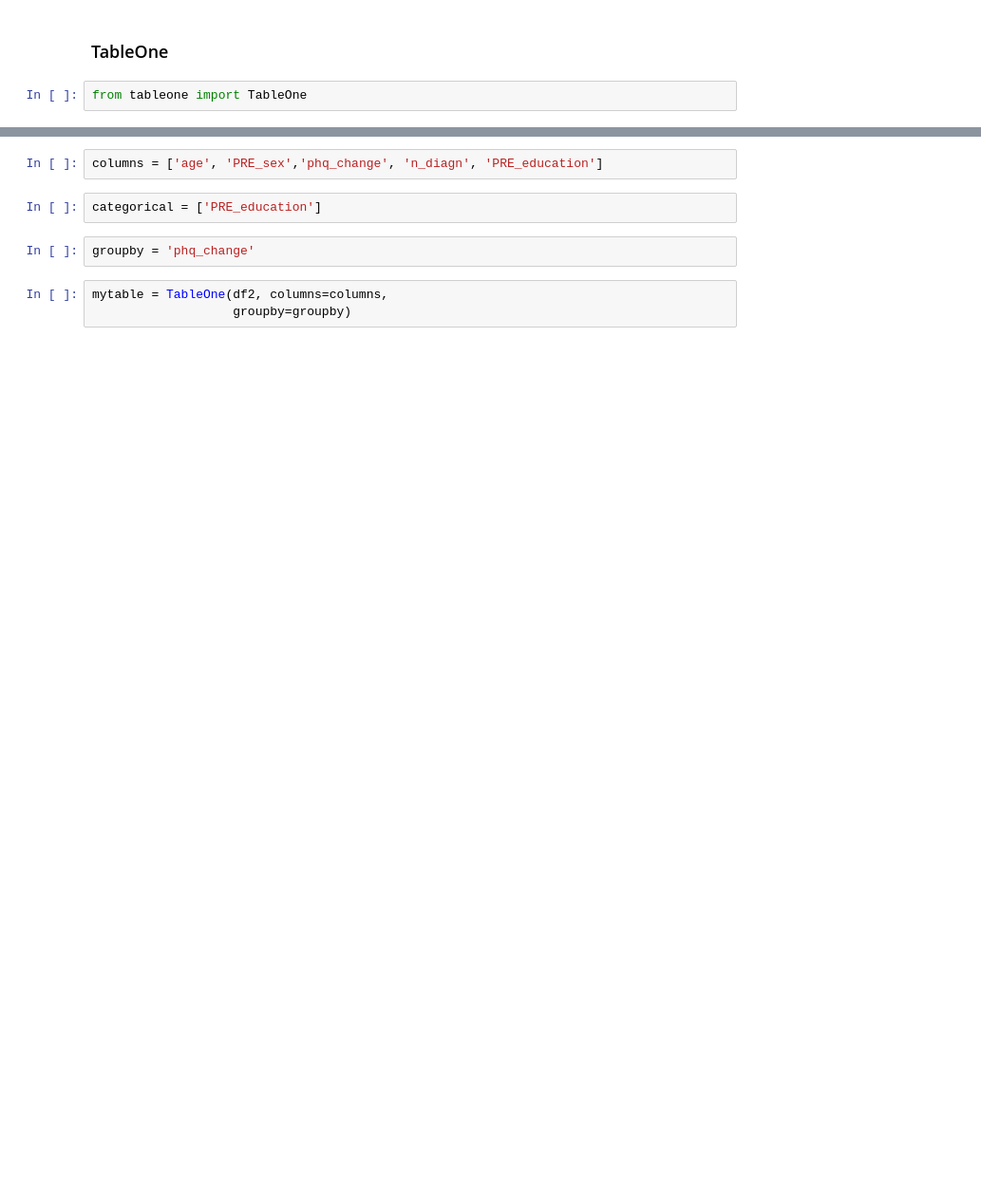
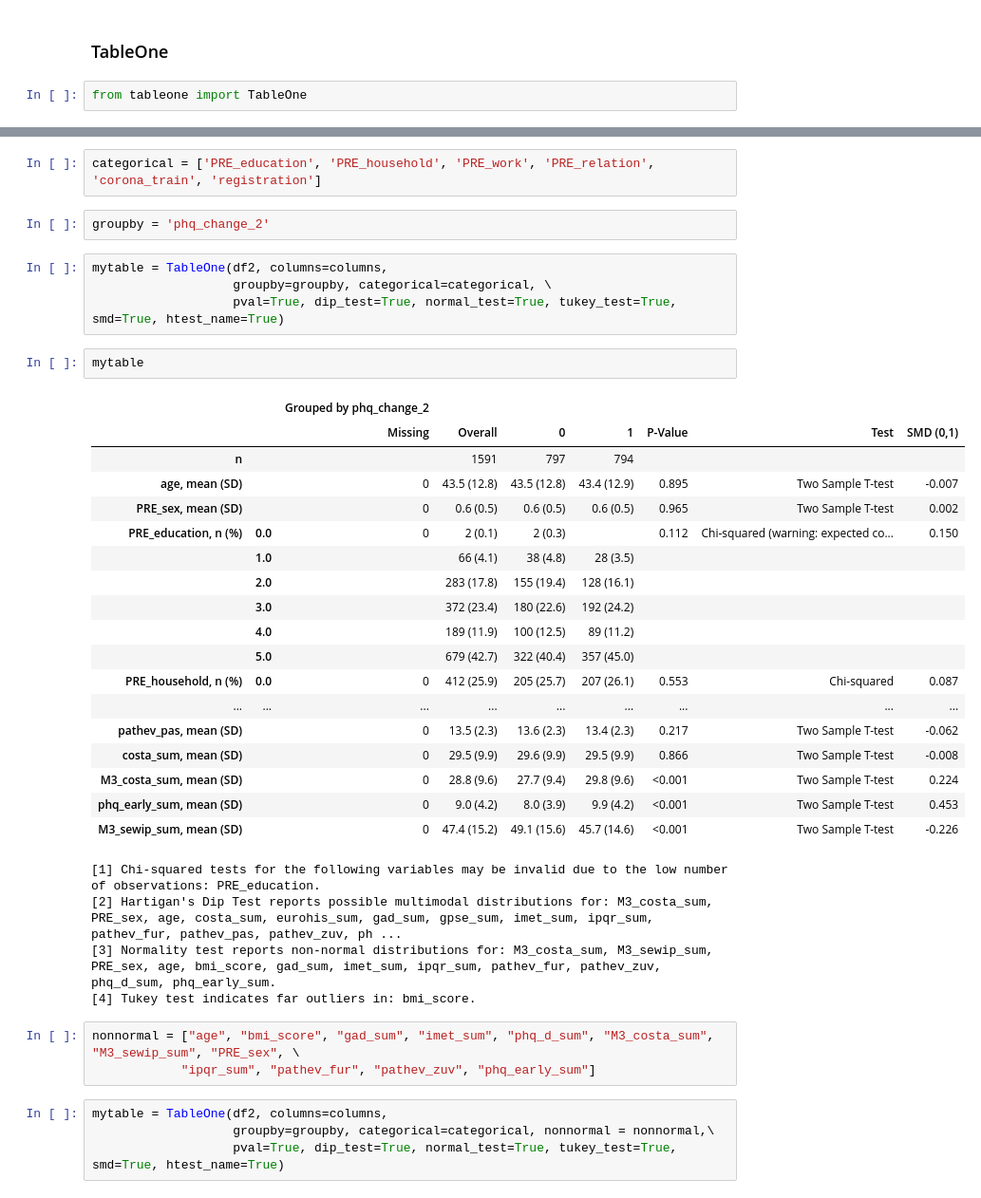
Before and after one commit to leona-ha/Psychotherapy-Outcomes, a Jupyter notebook: notebooks/Earlychange_PHQ_Outcome.ipynb, the cells around one changed output, grey strips where cells are left out. Shown: that part at 95% size. Drawn from its saved outputs; the diff is of its cells as text; blank space fills up the shorter version.

```diff
--- a/notebooks/Earlychange_PHQ_Outcome.ipynb
+++ b/notebooks/Earlychange_PHQ_Outcome.ipynb
@@ -541,9 +549,40 @@ columns = ['age', 'PRE_sex', 'n_diagn', 'bmi_score', 'phq_change', 'PRE_bdi_sum'
-# %%
-columns = ['age', 'PRE_sex','phq_change', 'n_diagn', 'PRE_education']
-# %%
-categorical = ['PRE_education']
+# %%
+categorical = ['PRE_education', 'PRE_household', 'PRE_work', 'PRE_relation', 'corona_train', 'registration']
 # %%
-groupby = 'phq_change'
+groupby = 'phq_change_2'
 # %%
 mytable = TableOne(df2, columns=columns,
-                   groupby=groupby)
+                   groupby=groupby, categorical=categorical, \
+                   pval=True, dip_test=True, normal_test=True, tukey_test=True, smd=True, htest_name=True)
+# %%
+mytable
+# %% [output]
+|  |  | Grouped by phq_change_2 |  |  |  |  |  |  |
+|  |  | Missing | Overall | 0 | 1 | P-Value | Test | SMD (0,1) |
+| n |  |  | 1591 | 797 | 794 |  |  |  |
+| age, mean (SD) |  | 0 | 43.5 (12.8) | 43.5 (12.8) | 43.4 (12.9) | 0.895 | Two Sample T-test | -0.007 |
+| PRE_sex, mean (SD) |  | 0 | 0.6 (0.5) | 0.6 (0.5) | 0.6 (0.5) | 0.965 | Two Sample T-test | 0.002 |
+| PRE_education, n (%) | 0.0 | 0 | 2 (0.1) | 2 (0.3) |  | 0.112 | Chi-squared (warning: expected co... | 0.150 |
+|  | 1.0 |  | 66 (4.1) | 38 (4.8) | 28 (3.5) |  |  |  |
+|  | 2.0 |  | 283 (17.8) | 155 (19.4) | 128 (16.1) |  |  |  |
+|  | 3.0 |  | 372 (23.4) | 180 (22.6) | 192 (24.2) |  |  |  |
+|  | 4.0 |  | 189 (11.9) | 100 (12.5) | 89 (11.2) |  |  |  |
+|  | 5.0 |  | 679 (42.7) | 322 (40.4) | 357 (45.0) |  |  |  |
+| PRE_household, n (%) | 0.0 | 0 | 412 (25.9) | 205 (25.7) | 207 (26.1) | 0.553 | Chi-squared | 0.087 |
+| ... | ... | ... | ... | ... | ... | ... | ... | ... |
+| pathev_pas, mean (SD) |  | 0 | 13.5 (2.3) | 13.6 (2.3) | 13.4 (2.3) | 0.217 | Two Sample T-test | -0.062 |
+| costa_sum, mean (SD) |  | 0 | 29.5 (9.9) | 29.6 (9.9) | 29.5 (9.9) | 0.866 | Two Sample T-test | -0.008 |
+| M3_costa_sum, mean (SD) |  | 0 | 28.8 (9.6) | 27.7 (9.4) | 29.8 (9.6) | <0.001 | Two Sample T-test | 0.224 |
+| phq_early_sum, mean (SD) |  | 0 | 9.0 (4.2) | 8.0 (3.9) | 9.9 (4.2) | <0.001 | Two Sample T-test | 0.453 |
+| M3_sewip_sum, mean (SD) |  | 0 | 47.4 (15.2) | 49.1 (15.6) | 45.7 (14.6) | <0.001 | Two Sample T-test | -0.226 |
+[1] Chi-squared tests for the following variables may be invalid due to the low number of observations: PRE_education.
+[2] Hartigan's Dip Test reports possible multimodal distributions for: M3_costa_sum, PRE_sex, age, costa_sum, eurohis_sum, gad_sum, gpse_sum, imet_sum, ipqr_sum, pathev_fur, pathev_pas, pathev_zuv, ph ...
+[3] Normality test reports non-normal distributions for: M3_costa_sum, M3_sewip_sum, PRE_sex, age, bmi_score, gad_sum, imet_sum, ipqr_sum, pathev_fur, pathev_zuv, phq_d_sum, phq_early_sum.
+[4] Tukey test indicates far outliers in: bmi_score.
+# %%
+nonnormal = ["age", "bmi_score", "gad_sum", "imet_sum", "phq_d_sum", "M3_costa_sum", "M3_sewip_sum", "PRE_sex", \
+            "ipqr_sum", "pathev_fur", "pathev_zuv", "phq_early_sum"]
+# %%
+mytable = TableOne(df2, columns=columns,
+                   groupby=groupby, categorical=categorical, nonnormal = nonnormal,\
+                   pval=True, dip_test=True, normal_test=True, tukey_test=True, smd=True, htest_name=True)
```
Also changed, not shown: parts of 88 cells of this notebook, 5 other files.
